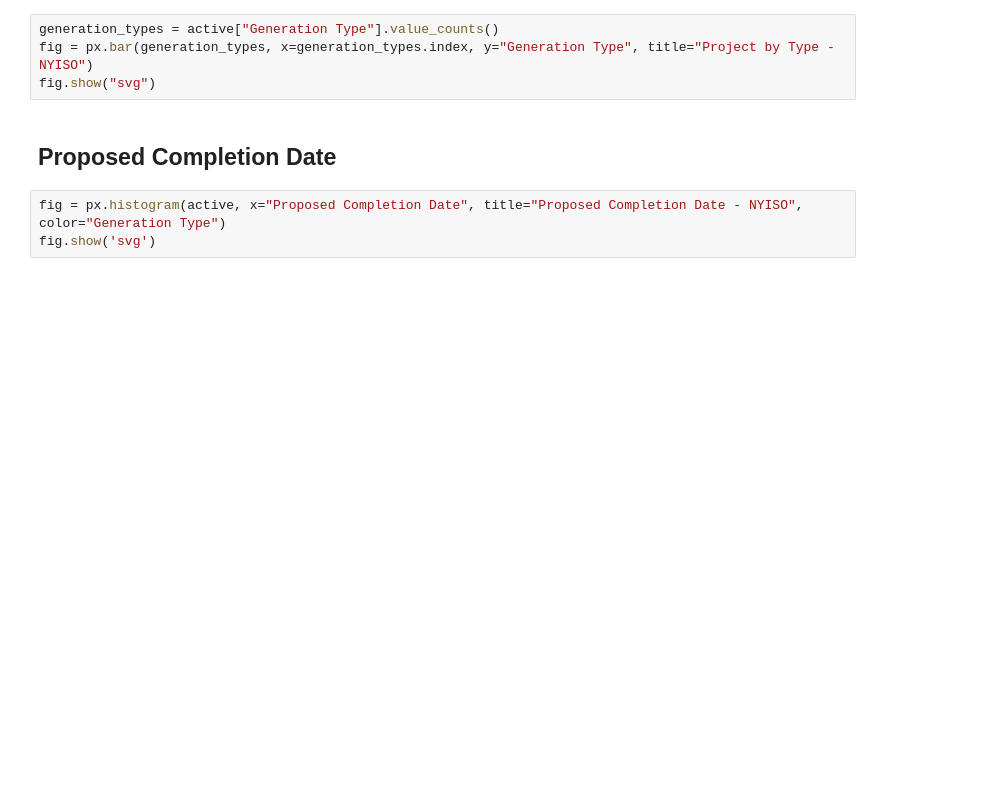
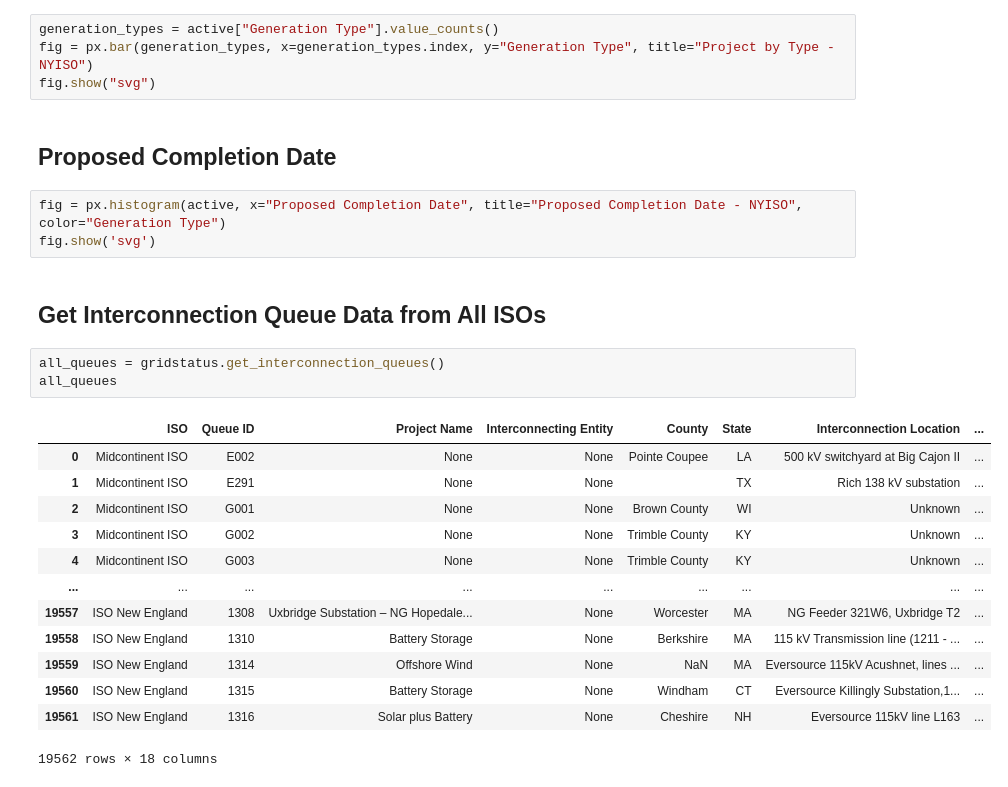
Before and after one commit to gridstatus/gridstatus, a Jupyter notebook: docs/Examples/Interconnection Queues.ipynb, the cells around one changed output. Cells and saved outputs as stored; diff of their text form; blank space fills up the shorter version.

```diff
--- a/docs/Examples/Interconnection Queues.ipynb
+++ b/docs/Examples/Interconnection Queues.ipynb
@@ -51,3 +51,22 @@ fig.show("svg")
 # %%
 fig = px.histogram(active, x="Proposed Completion Date", title="Proposed Completion Date - NYISO", color="Generation Type")
 fig.show('svg')
+# %% [markdown]
+## Get Interconnection Queue Data from All ISOs
+# %%
+all_queues = gridstatus.get_interconnection_queues()
+all_queues
+# %% [output]
+|  | ISO | Queue ID | Project Name | Interconnecting Entity | County | State | Interconnection Location | ... |
+| 0 | Midcontinent ISO | E002 | None | None | Pointe Coupee | LA | 500 kV switchyard at Big Cajon II | ... |
+| 1 | Midcontinent ISO | E291 | None | None |  | TX | Rich 138 kV substation | ... |
+| 2 | Midcontinent ISO | G001 | None | None | Brown County | WI | Unknown | ... |
+| 3 | Midcontinent ISO | G002 | None | None | Trimble County | KY | Unknown | ... |
+| 4 | Midcontinent ISO | G003 | None | None | Trimble County | KY | Unknown | ... |
+| ... | ... | ... | ... | ... | ... | ... | ... | ... |
+| 19557 | ISO New England | 1308 | Uxbridge Substation – NG Hopedale... | None | Worcester | MA | NG Feeder 321W6, Uxbridge T2 | ... |
+| 19558 | ISO New England | 1310 | Battery Storage | None | Berkshire | MA | 115 kV Transmission line (1211 - ... | ... |
+| 19559 | ISO New England | 1314 | Offshore Wind | None | NaN | MA | Eversource 115kV Acushnet, lines ... | ... |
+| 19560 | ISO New England | 1315 | Battery Storage | None | Windham | CT | Eversource Killingly Substation,1... | ... |
+| 19561 | ISO New England | 1316 | Solar plus Battery | None | Cheshire | NH | Eversource 115kV line L163 | ... |
+19562 rows × 18 columns
```
Also changed, not shown: parts of 1 cell of this notebook, 6 other files.
